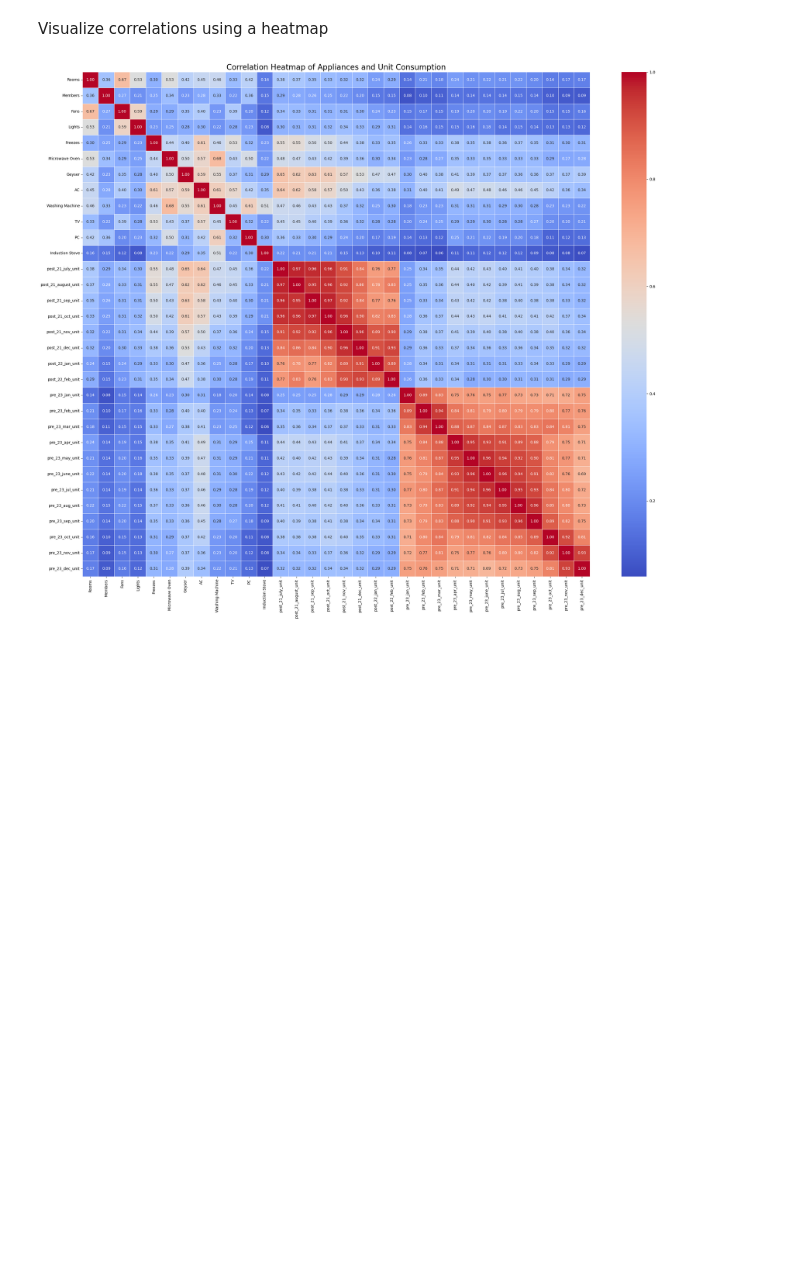
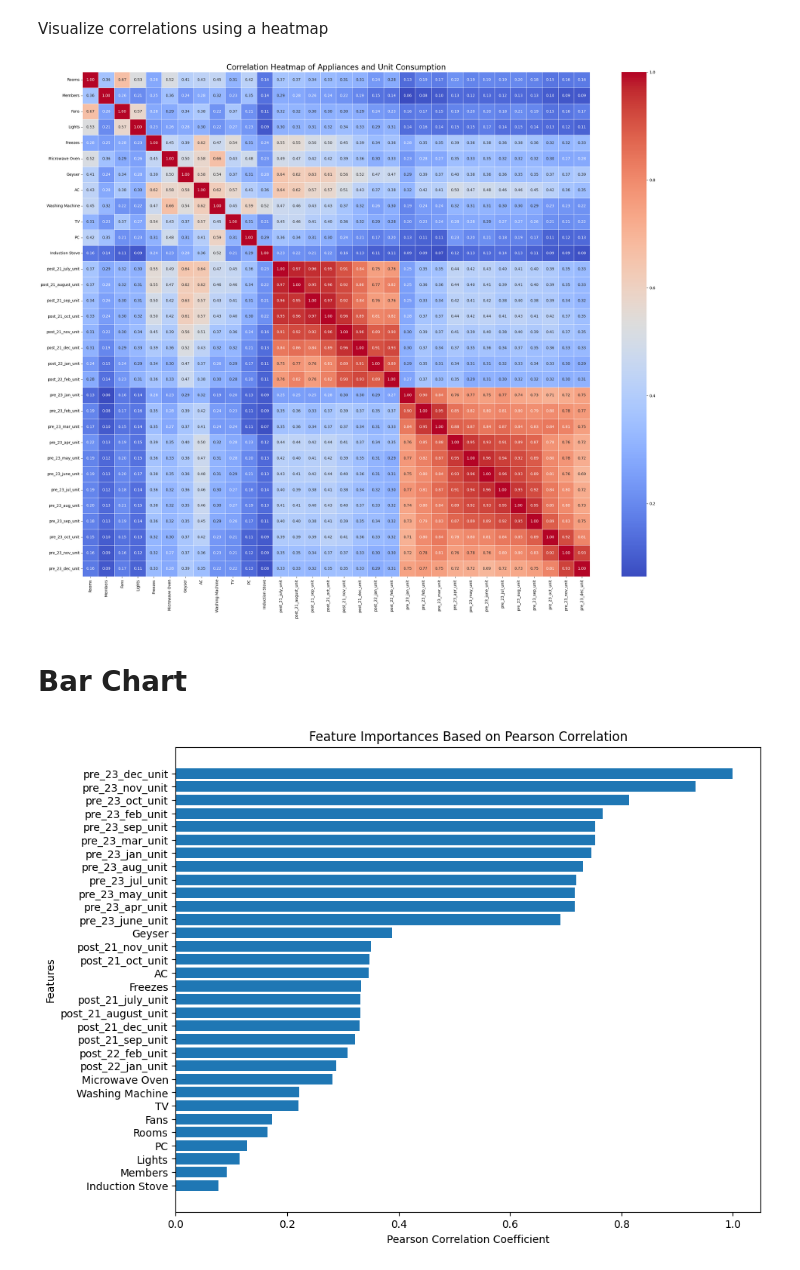
Before and after one commit to Demiarge/2p, a Jupyter notebook: Data_Validation/Pearson Correlation/pearson_correlation.ipynb, the cells around one changed output. Cells and saved outputs as stored; diff of their text form; code cells hidden in the pictures; blank space fills up the shorter version.

Commit message:
Pearson edited added barchart for ......

```diff
--- a/Data_Validation/Pearson Correlation/pearson_correlation.ipynb
+++ b/Data_Validation/Pearson Correlation/pearson_correlation.ipynb
@@ -20,5 +20,7 @@ appliance_columns = [
 ]
 
 unit_columns = [col for col in dataset.columns if 'unit' in col]
+
+target_column = 'pre_23_dec_unit'
 # %% [markdown]
 Creating a subset of the dataset with the selected columns
@@ -31,3 +27,7 @@ selected_data = selected_data.dropna()
+# %%
+# Prepare data, excluding the target column from the features
+features = [col for col in appliance_columns + unit_columns if col != target_column]
+selected_data = dataset[features + [target_column]].dropna()
 # %% [markdown]
 Calculating the Pearson correlation matrix
 # %%
@@ -89,4 +89,36 @@ plt.savefig(output_file_path, bbox_inches='tight')
 # Displaying the heatmap
 plt.show()
 # %% [output]
-[figure, old version]
+[figure, new version]
+# %% [markdown]
+# Bar Chart
+# %%
+# Define target column
+target_column = 'pre_23_dec_unit'
+
+# Calculate Pearson correlation coefficients between each feature and the target variable
+correlations = {}
+for feature in appliance_columns + unit_columns:
+    corr, _ = pearsonr(selected_data[feature], selected_data[target_column])
+    correlations[feature] = corr
+
+# Convert to DataFrame for better visualization
+correlation_df = pd.DataFrame(list(correlations.items()), columns=['Feature', 'Correlation'])
+correlation_df = correlation_df.sort_values(by='Correlation', ascending=False)
+
+# Plot the correlations as a bar chart
+plt.figure(figsize=(10, 8))
+plt.barh(correlation_df['Feature'], correlation_df['Correlation'])
+plt.xlabel('Pearson Correlation Coefficient')
+plt.ylabel('Features')
+plt.title('Feature Importances Based on Pearson Correlation')
+plt.gca().invert_yaxis()  # To display the highest correlation at the top
+
+# Save the bar chart to a file in the same directory as the script
+output_bar_chart_path = os.path.join(current_directory, 'correlation_bar_chart_dont_use.png')
+plt.savefig(output_bar_chart_path, bbox_inches='tight')
+
+# Display the bar chart
+plt.show()
+# %% [output]
+[figure, added]
```
Also changed, not shown: parts of 5 cells of this notebook, 4 other files.
